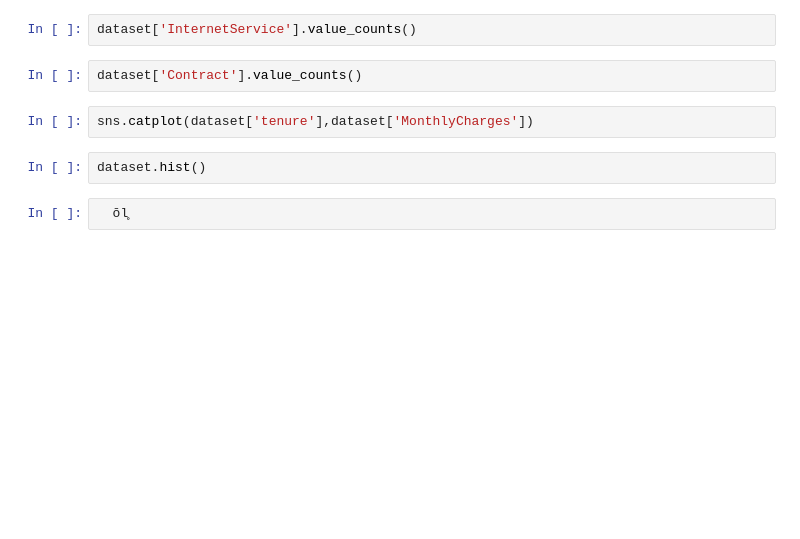
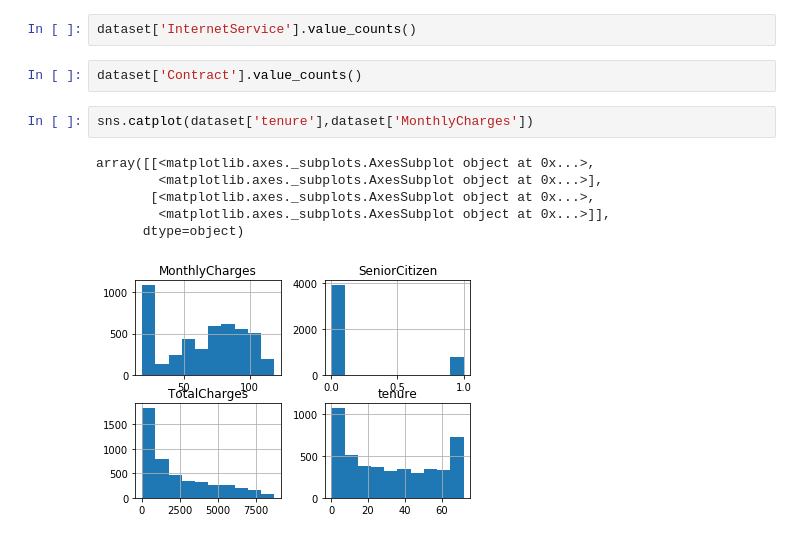
Before and after one commit to pgupta119/Churn-Problem, a Jupyter notebook: Churn problem.ipynb, the cells around one changed output. Drawn from its saved outputs; the diff is of its cells as text; blank space fills up the shorter version.

```diff
--- a/Churn problem.ipynb
+++ b/Churn problem.ipynb
@@ -229,7 +219,11 @@ dataset['InternetService'].value_counts()
 dataset['Contract'].value_counts()
 # %%
 sns.catplot(dataset['tenure'],dataset['MonthlyCharges'])
-# %%
-dataset.hist()
 # %%
-  ōl̥
+# %% [output]
+array([[<matplotlib.axes._subplots.AxesSubplot object at 0x...>,
+        <matplotlib.axes._subplots.AxesSubplot object at 0x...>],
+       [<matplotlib.axes._subplots.AxesSubplot object at 0x...>,
+        <matplotlib.axes._subplots.AxesSubplot object at 0x...>]],
+      dtype=object)
+[figure, added]
```
Also changed, not shown: parts of 8 cells of this notebook.
